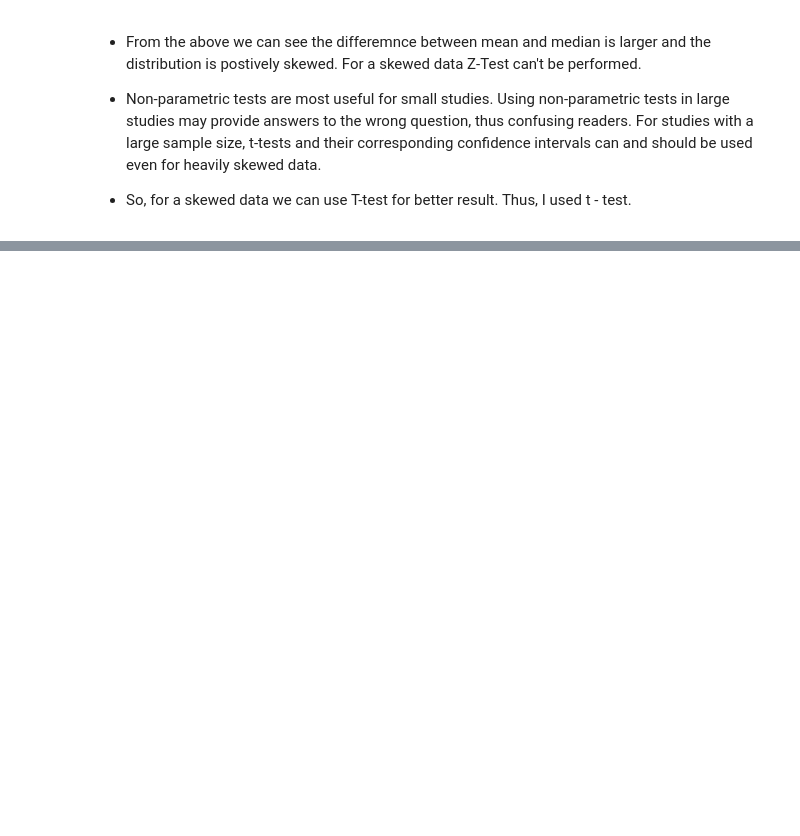
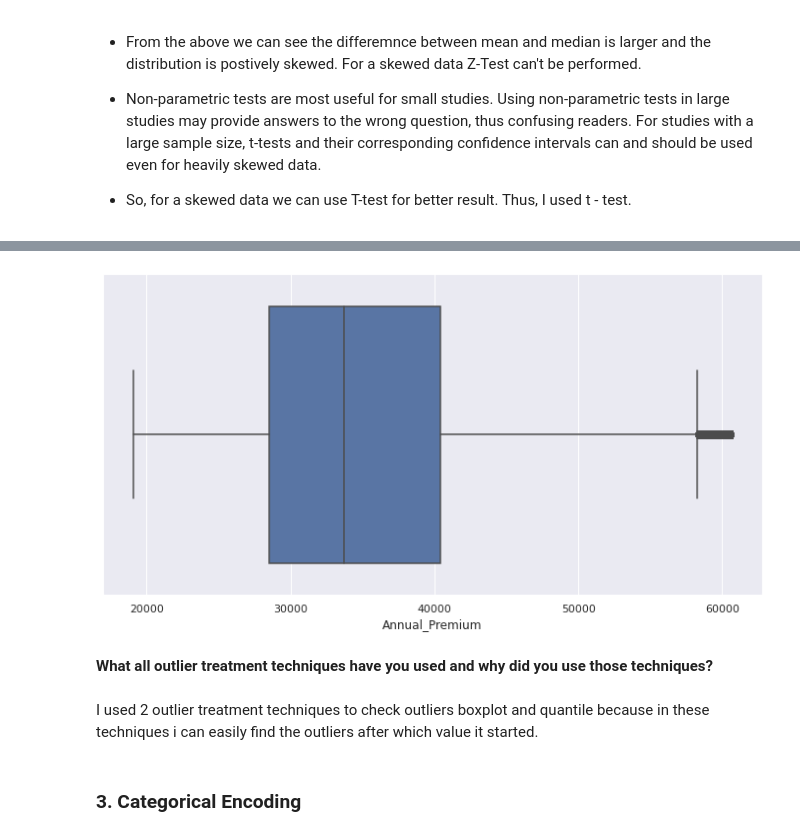
Before and after one commit to Sairindhrijena/Health-Insurance-Cross-Sell-Prediction, a Jupyter notebook: Health_Insurance_Cross_Sell_Prediction.ipynb, the cells around one changed output, grey strips where cells are left out. Drawn from its saved outputs; the diff is of its cells as text; code cells hidden in the pictures; blank space fills up the shorter version.

```diff
--- a/Health_Insurance_Cross_Sell_Prediction.ipynb
+++ b/Health_Insurance_Cross_Sell_Prediction.ipynb
@@ -982,0 +1199,17 @@ Mean Median Difference is :- 1064.9238536058037
+# %%
+# Removing outliers of column Annual_Premium
+data_1 = data_1.drop(data_1[data['Annual_Premium'] < 19050].index)
+data_1 = data_1.drop(data_1[data['Annual_Premium'] > 60680].index)
+# %%
+# Again checking outliers are removed or not
+plt.figure(figsize=(12,6))
+sns.boxplot(data_1['Annual_Premium'])
+plt.show()
+# %% [output]
+[figure, added]
+# %% [markdown]
+**What all outlier treatment techniques have you used and why did you use those techniques?**
+# %% [markdown]
+I used 2 outlier treatment techniques to check outliers boxplot and quantile because in these techniques i can easily find the outliers after which value it started.
+# %% [markdown]
+### **3. Categorical Encoding**
```
Also changed, not shown: parts of 86 cells of this notebook.
